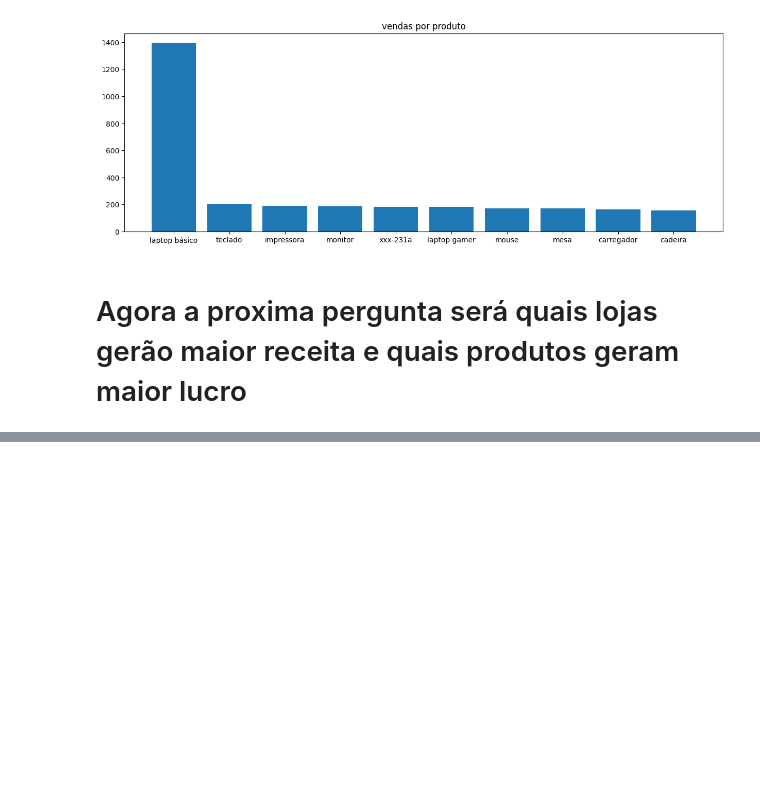
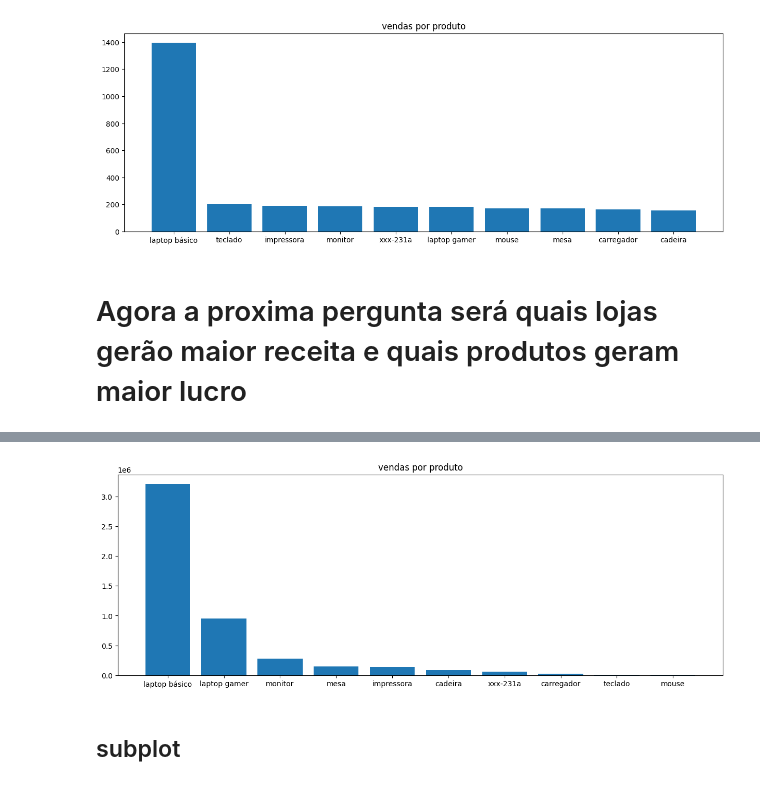
Before and after one commit to gamiel075/analise-de-dados, a Jupyter notebook: analise3.ipynb, the cells around one changed output, grey strips where cells are left out. Cells and saved outputs as stored; diff of their text form; code cells hidden in the pictures; blank space fills up the shorter version.

```diff
--- a/analise3.ipynb
+++ b/analise3.ipynb
@@ -994,0 +1038,9 @@ plt.show()
+# %%
+df4 = df[['produto_produto','produto_valor']].groupby('produto_produto').sum().produto_valor.sort_values(ascending=False)
+# %%
+plt.figure(figsize=(15,5)) #o segundo numero depois da virgula define o tamanho do grafico
+plt.bar(df4.index,df4.values) #bar defique o gráfico é de Barras
+plt.title('vendas por produto')
+plt.show()
+# %% [output]
+[figure, added]
@@ -994,0 +1049,2 @@ plt.show()
+# %% [markdown]
+## subplot
```
Also changed, not shown: parts of 10 cells of this notebook, 1 other file.
